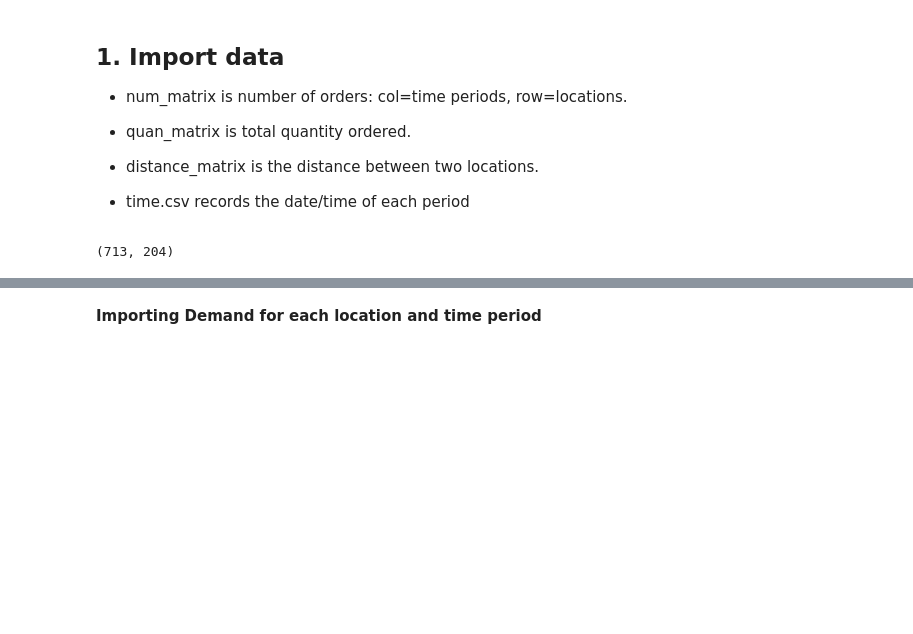
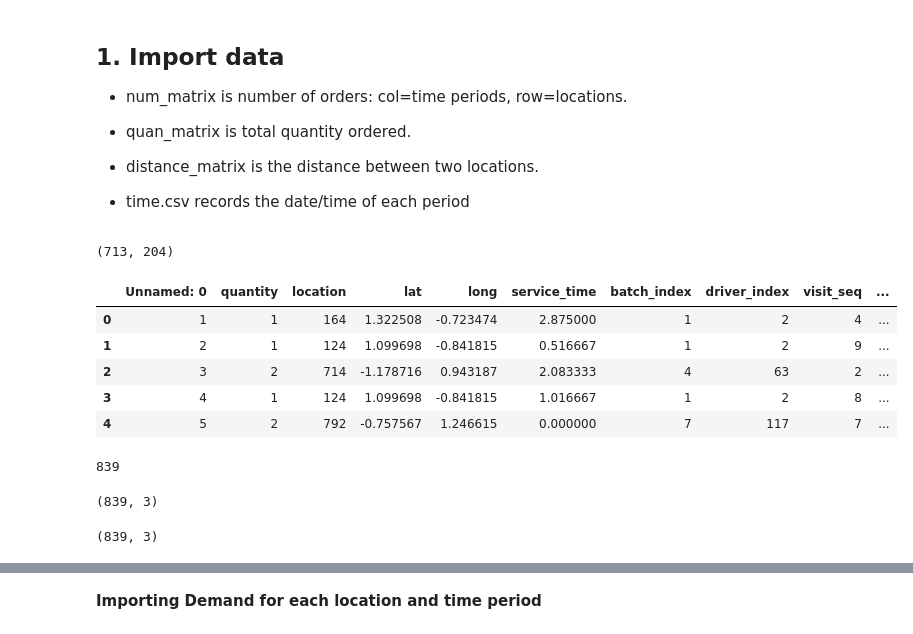
Before and after one commit to Angps1995/Spatial-Temporal-Models-for-delivery-demand-forecast, a Jupyter notebook: Models/DataCleaning.ipynb, the cells around one changed output, grey strips where cells are left out. Drawn from its saved outputs; the diff is of its cells as text; code cells hidden in the pictures; blank space fills up the shorter version.

```diff
--- a/Models/DataCleaning.ipynb
+++ b/Models/DataCleaning.ipynb
@@ -27,3 +27,29 @@ df_atleast_1_cts.to_csv(data_dir + 'df_>=1cts.csv', index = False)
 df_atleast_1_cts.shape
 # %% [output]
 (713, 204)
+# %%
+locations = pd.read_csv(data_dir + 'locations.csv')
+# %%
+locations.head()
+# %% [output]
+|  | Unnamed: 0 | quantity | location | lat | long | service_time | batch_index | driver_index | visit_seq | ... |
+| 0 | 1 | 1 | 164 | 1.322508 | -0.723474 | 2.875000 | 1 | 2 | 4 | ... |
+| 1 | 2 | 1 | 124 | 1.099698 | -0.841815 | 0.516667 | 1 | 2 | 9 | ... |
+| 2 | 3 | 2 | 714 | -1.178716 | 0.943187 | 2.083333 | 4 | 63 | 2 | ... |
+| 3 | 4 | 1 | 124 | 1.099698 | -0.841815 | 1.016667 | 1 | 2 | 8 | ... |
+| 4 | 5 | 2 | 792 | -0.757567 | 1.246615 | 0.000000 | 7 | 117 | 7 | ... |
+# %%
+len(set(locations.location.unique()))
+# %% [output]
+839
+# %%
+locations_map = locations.drop_duplicates(subset="location")[['location', 'lat', 'long']]
+locations_map.shape
+# %% [output]
+(839, 3)
+# %%
+locations_map = pd.read_csv(data_dir + "location_map.csv")
+locations_map = locations_map.sort_values('location')
+locations_map.shape
+# %% [output]
+(839, 3)
```
Also changed, not shown: parts of 2 cells of this notebook, 7 other files.
